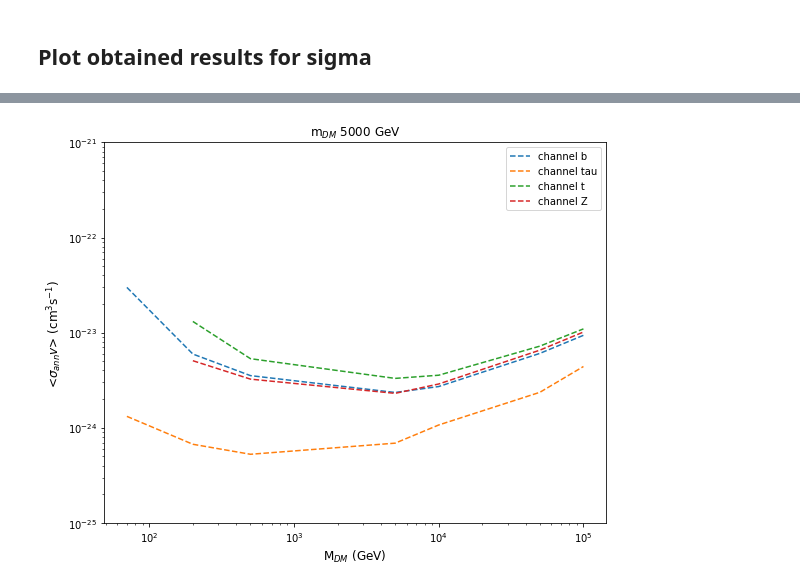
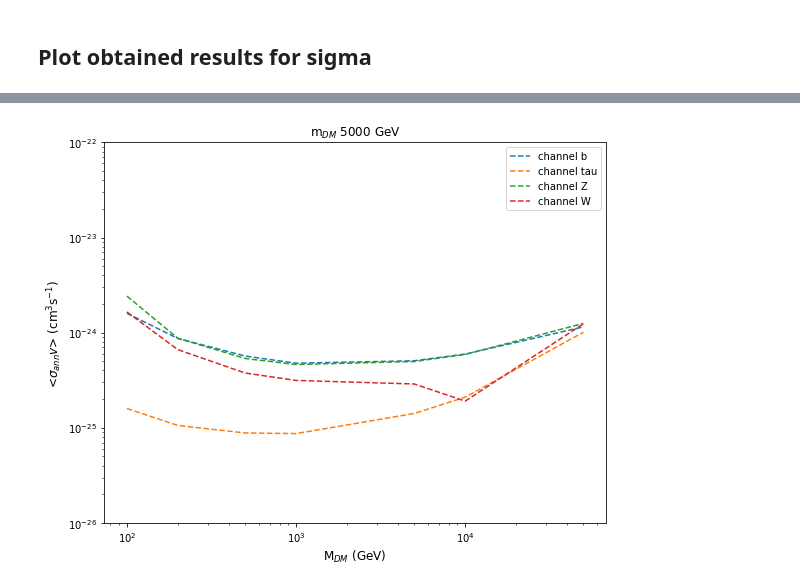
Before and after one commit to peroju/dm-gammapy, a Jupyter notebook: notebooks/DarkMatterUseCaseSigmaVEstimator.ipynb, the cells around one changed output, grey strips where cells are left out. Cells and saved outputs as stored; diff of their text form; code cells hidden in the pictures.

```diff
--- a/notebooks/DarkMatterUseCaseSigmaVEstimator.ipynb
+++ b/notebooks/DarkMatterUseCaseSigmaVEstimator.ipynb
@@ -99,0 +108,9 @@ simulated_ds.counts.sum_over_axes().plot(add_cbar=True);
+# %%
+bkg_data = cta_irf["bkg"].evaluate_integrate(
+    fov_lon=GLON, fov_lat=GLAT, energy_reco=energy
+)
+bkg = CountsSpectrum(
+    energy[:-1],
+    energy[1:],
+    data=(bkg_data * solid_angles).to_value("h-1")*livetime
+)
@@ -108,16 +151,8 @@ logging.getLogger("gammapy.astro.darkmatter.utils").setLevel("INFO")
 # %% [markdown]
 **Instatiate estimator**
 # %%
-masses = [70, 200, 500, 5000, 10000, 50000, 100000]*u.GeV
-channels = ["b", "t", "tau", "Z"]
-estimator = SigmaVEstimator(simulated_ds, masses, channels, jfact=JFAC)
+masses = [100, 200, 500, 1000, 5000, 10000, 50000]*u.GeV
+channels = ["b", "tau", "Z", "W"]
+estimator = SigmaVEstimator(dataset, masses, channels, jfact=JFAC, background_model=bkg)
 # %% [markdown]
 **Run estimator and fetch results**
-# %%
-%%time
-NumberOfRuns = 1
-for run in range(NumberOfRuns):
-    result = estimator.run()
-
-## TODO HERE
-## store results in a different data structure when fitting several runs
@@ -143,0 +159,4 @@ Wall time: 4min 45s
+# %%
+%%time
+#likelihood_profile_opts=dict(bounds=50, nvalues=50),
+result = estimator.run(30)
@@ -222,27 +227,17 @@ plt.plot(profile["values"], profile["likelihood"] - likemin);
 # %%
 plt.figure(figsize=(9,7))
-plt.ylim(1e-25, 1e-21)
+plt.ylim(1e-26, 1e-22)
 plt.ylabel(r"<$\sigma_{ann}v$> (cm$^3$s$^{-1}$)", fontsize=12)
 plt.xlabel("M$_{DM}$ (GeV)", fontsize=12)
 plt.title('m$_{DM}$ 5000 GeV')
 
-for ch in ["b", "tau"]:
+for ch in channels:
     plt.loglog(
-        result[ch]["mass"].data,
-        result[ch]["sigma_v"].data,
-        ls="--",
-        label='channel {}'.format(ch)
-       )
-#plot only not None values for sigma
-for ch in ["t","Z"]:
-    masses = result[ch]["mass"].data[1:]
-    sigmas = result[ch]["sigma_v"].data[1:]
-    plt.loglog(
-        masses,
-        sigmas,
+        result["mean"][ch]["mass"].data,
+        result["mean"][ch]["sigma_v"].data,
         ls="--",
         label='channel {}'.format(ch)
        )
 plt.legend();
 # %% [output]
-[figure, old version]
+[figure, new version]
```
Also changed, not shown: parts of 44 cells of this notebook.
